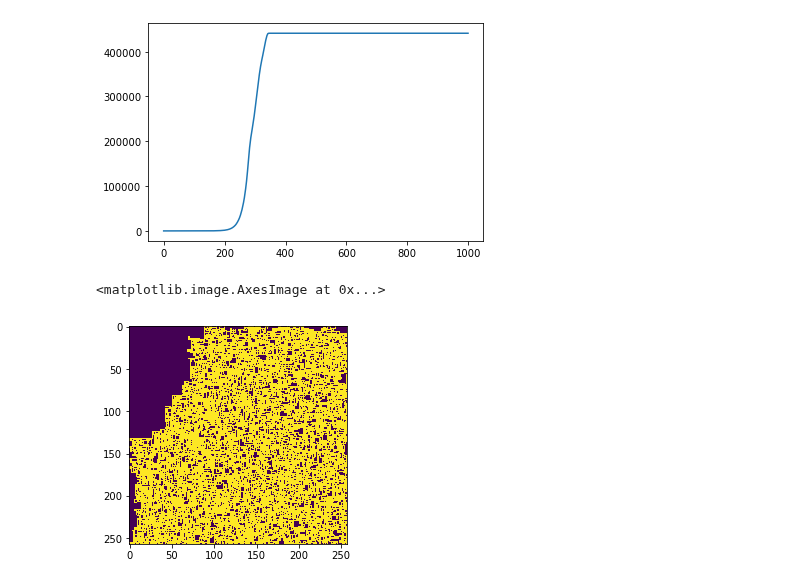
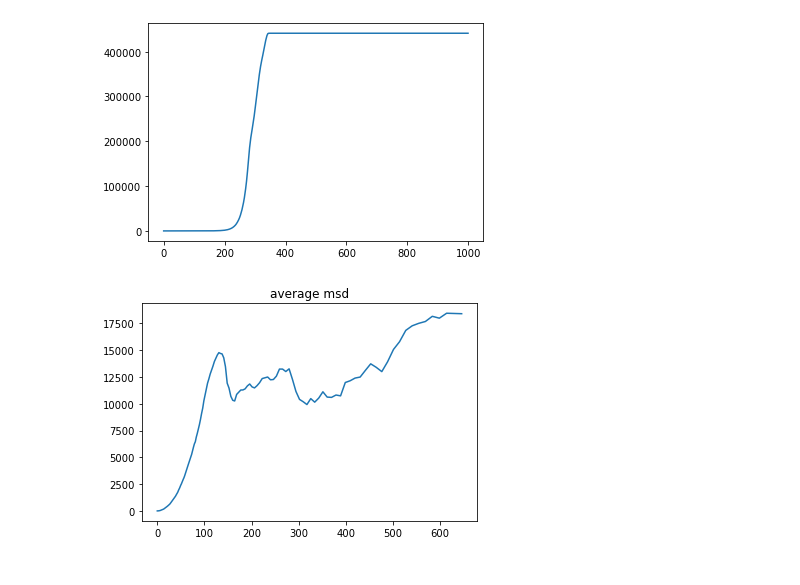
Before and after one commit to Irene-Li/BARW, a Jupyter notebook: BARW/plot_data.ipynb, the cells around one changed output. Saved outputs shown, nothing was run; the diff lists cells and outputs as text; code cells hidden in the pictures.

```diff
--- a/BARW/plot_data.ipynb
+++ b/BARW/plot_data.ipynb
@@ -186,21 +48,28 @@ plt.show()
 [figure]
 [figure]
 # %%
-actives = []
-tracers = []
-tracer_snapshots = []
 times = []
-tracer_gdf = []
+msds = []
+tot_edge_reach = 0
+tot_possible_edge = len(realisations)*4
+binder = np.zeros((N))
 
 for (i, realisation) in enumerate(realisations):
 
-    time, total_active, total_tracer, tracer_snapshot = extract_lite(realisation)
+    time, msd, edge_reach, coarse_grain_moments = extract_lite(realisation, N)
     times.append(time)
-    actives.append(total_active)
-    tracers.append(total_tracer)
-    tracer_snapshots.append(tracer_snapshot)
+    msds.append(msd)
+    tot_edge_reach += edge_reach
 
-plt.imshow(tracer_snapshots[1])
+    m2 = coarse_grain_moments[:, 2]
+    m4 = coarse_grain_moments[:, 4]
+    binder += 1 - (m4/(3*m2*m2))
-# %% [output]
-<matplotlib.image.AxesImage at 0x...>
-[figure, removed]
+# %%
+# plot average msd vs time
+t = select_longest(times)[:-1]
+mean_msd = np.mean(pad(msds), axis=0)
+plt.title('average msd')
+plt.plot(t, mean_msd)
+plt.show()
+# %% [output]
+[figure, added]
```
Also changed, not shown: parts of 3 cells of this notebook, 5 other files.
